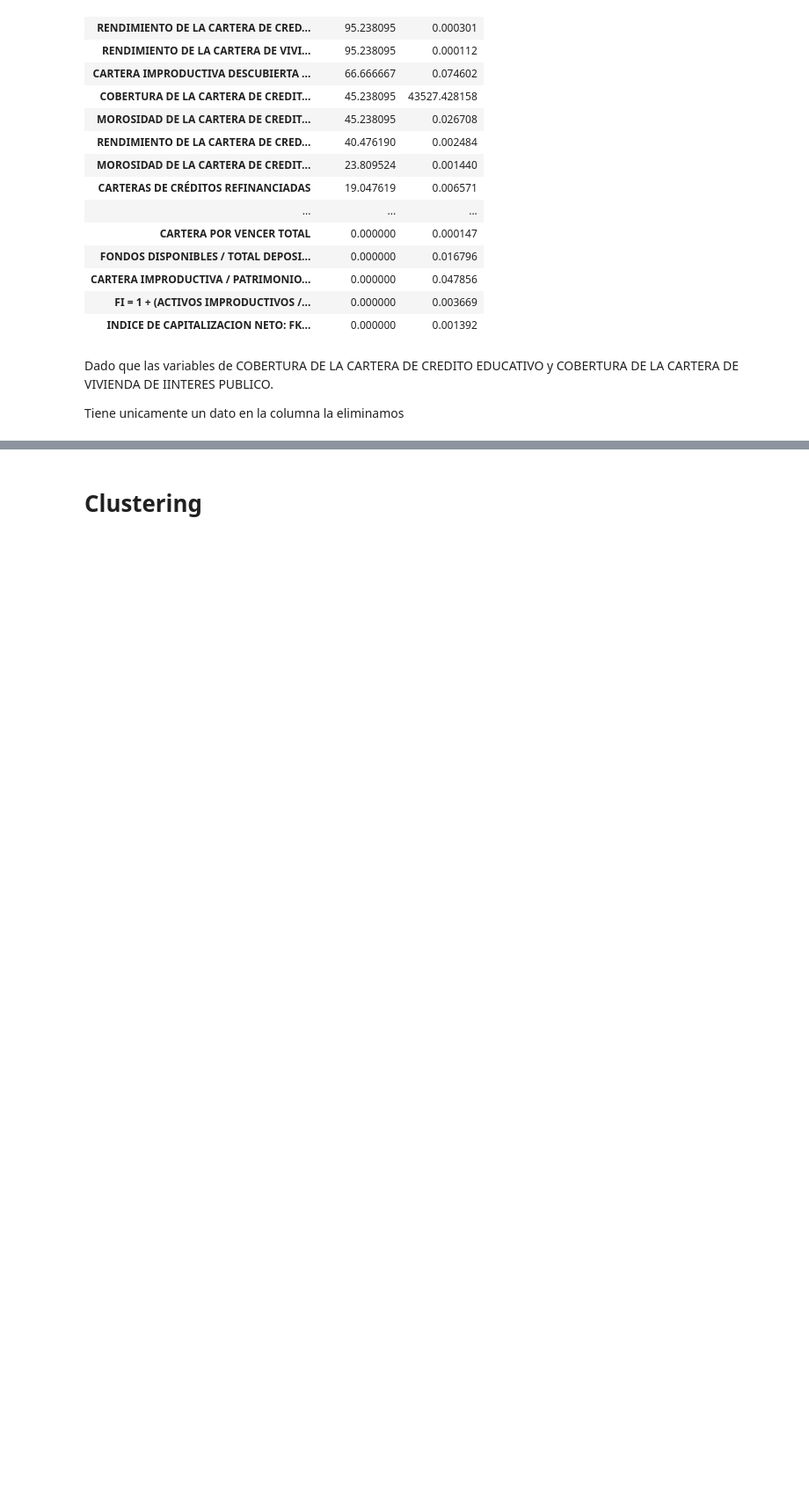
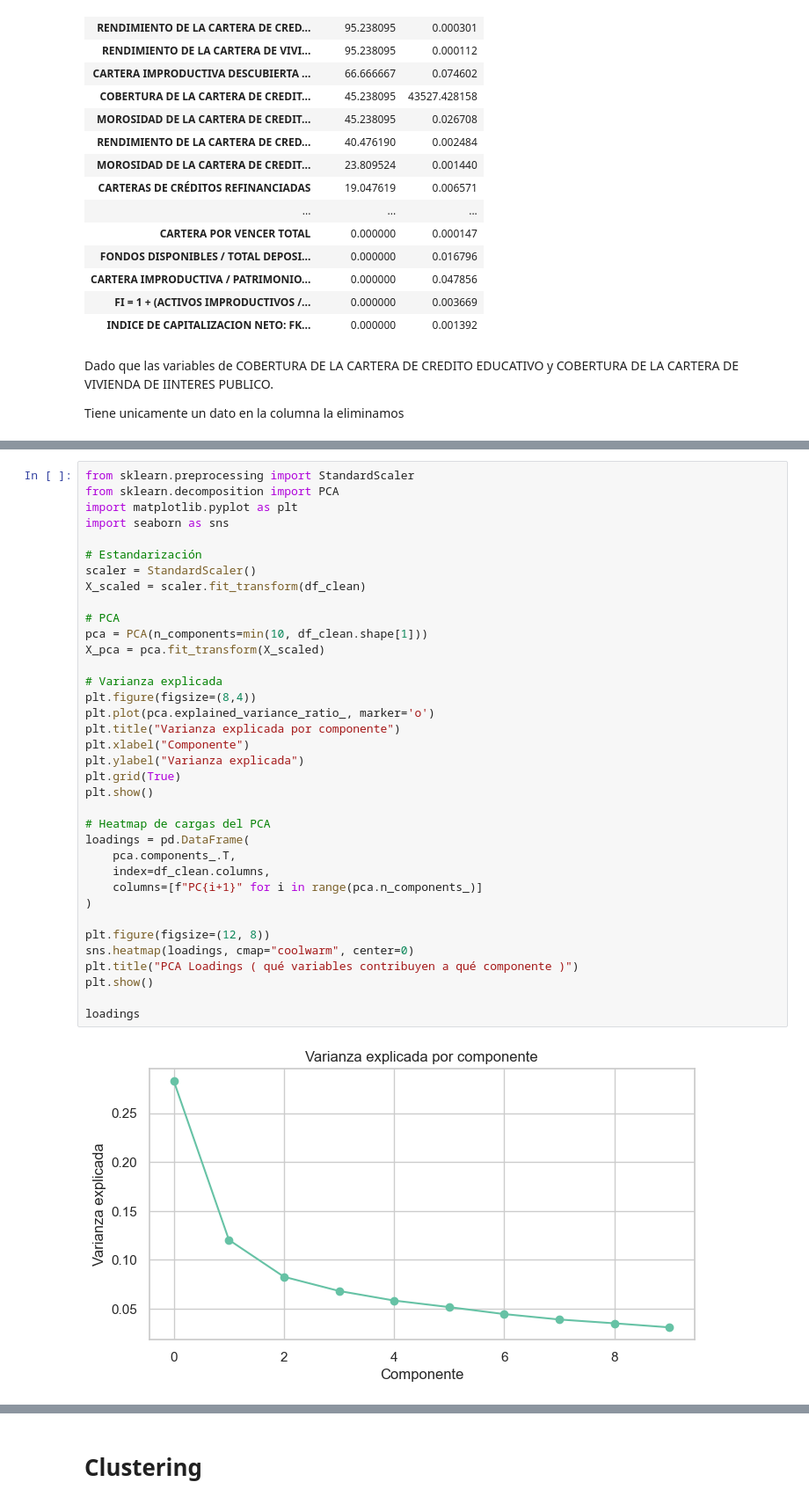
Before and after one commit to tonyfajardo1/ml-cooperativas-segmento1, a Jupyter notebook: notebooks/01_eda_y_clustering_extended.ipynb, the cells around one changed output, grey strips where cells are left out. Shown at 88% size. Saved outputs shown, nothing was run; the diff lists cells and outputs as text; blank space fills up the shorter version.

```diff
--- a/notebooks/01_eda_y_clustering_extended.ipynb
+++ b/notebooks/01_eda_y_clustering_extended.ipynb
@@ -358,0 +354,38 @@ PC3: 12.82%
+# %%
+from sklearn.preprocessing import StandardScaler
+from sklearn.decomposition import PCA
+import matplotlib.pyplot as plt
+import seaborn as sns
+
+# Estandarización
+scaler = StandardScaler()
+X_scaled = scaler.fit_transform(df_clean)
+
+# PCA
+pca = PCA(n_components=min(10, df_clean.shape[1]))
+X_pca = pca.fit_transform(X_scaled)
+
+# Varianza explicada
+plt.figure(figsize=(8,4))
+plt.plot(pca.explained_variance_ratio_, marker='o')
+plt.title("Varianza explicada por componente")
+plt.xlabel("Componente")
+plt.ylabel("Varianza explicada")
+plt.grid(True)
+plt.show()
+
+# Heatmap de cargas del PCA
+loadings = pd.DataFrame(
+    pca.components_.T,
+    index=df_clean.columns,
+    columns=[f"PC{i+1}" for i in range(pca.n_components_)]
+)
+
+plt.figure(figsize=(12, 8))
+sns.heatmap(loadings, cmap="coolwarm", center=0)
+plt.title("PCA Loadings ( qué variables contribuyen a qué componente )")
+plt.show()
+
+loadings
+# %% [output]
+[figure, added]
```
Also changed, not shown: parts of 30 cells of this notebook.
